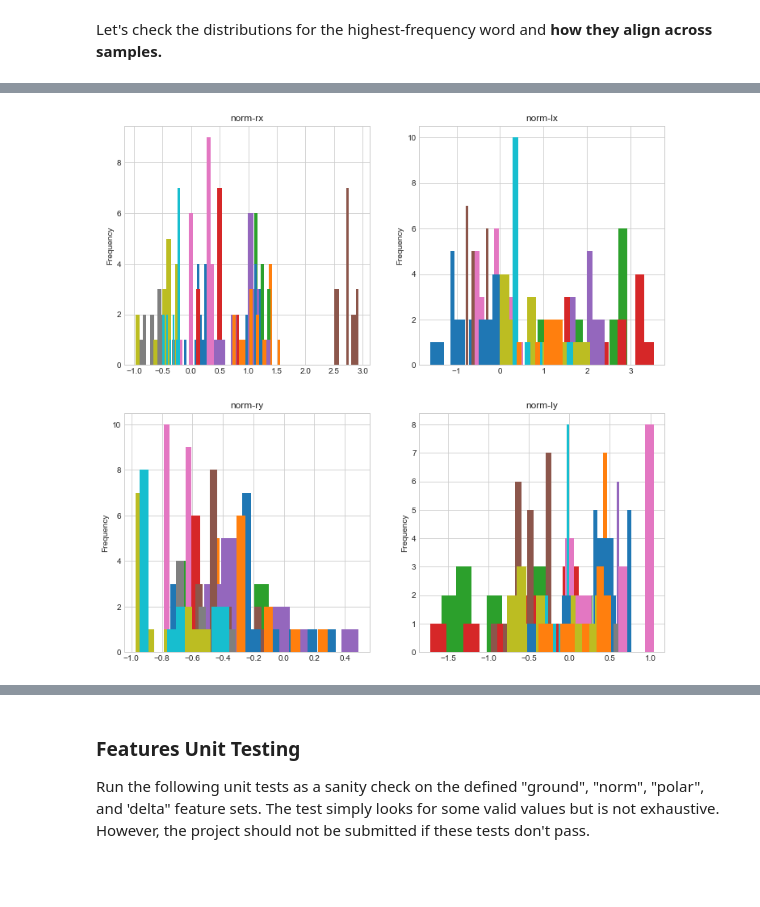
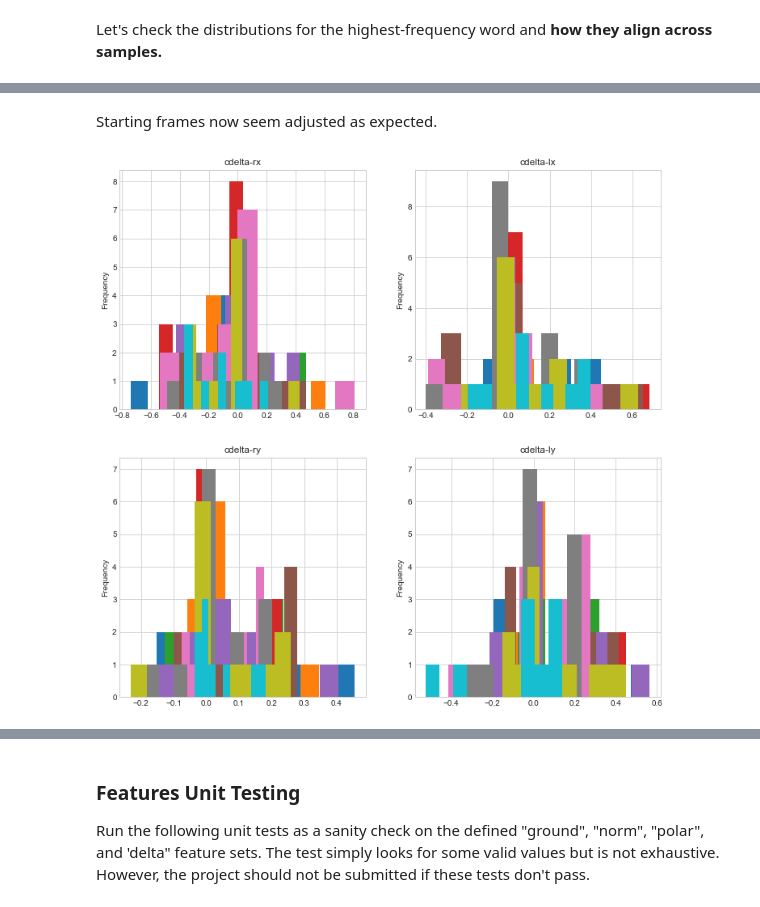
Before and after one commit to markovchainsmoker/AIND-Recognizer, a Jupyter notebook: asl_recognizer.ipynb, the cells around one changed output, grey strips where cells are left out. Saved outputs shown, nothing was run; the diff lists cells and outputs as text; code cells hidden in the pictures; blank space fills up the shorter version.

```diff
--- a/asl_recognizer.ipynb
+++ b/asl_recognizer.ipynb
@@ -196,0 +188,18 @@ When I will try to formulate a few assumptions as a starting point. If I get stu
+# %%
+import numpy as np
+import pandas as pd
+%load_ext autoreload
+%autoreload 2
+
+#from asl_data import AslDb
+import matplotlib.pyplot as plt
+import utils
+#reload(utils)
+plt.style.use('seaborn-whitegrid')
+%matplotlib inline
+from warnings import filterwarnings;filterwarnings('ignore')
+pd.options.display.float_format = '{:0.2f}'.format
+
+#asl = AslDb()
+asl,features,training,samples,words_info,handedness=utils.init()
+words=words_info.index.tolist()
@@ -220,6 +225,0 @@ words_df[words_df['min']>5].sort_values(by='count',ascending=False).head(3)
-# %%
-words=words_df[words_df['min']>5].sort_values(by='count',ascending=False).head(3).index.tolist()
-
-samples=dict()
-for f in features:
-    samples[f]={k:utils.get_word(training,features,f,k) for k in words}
@@ -245,0 +288,3 @@ def make_scatter(df):
+# %%
+test_words=words_info[(words_info.single==0) & (words_info['min']>4)].sort_values(by='count',ascending=False).head(4).index.tolist()
+words_info[(words_info.single==0) & (words_info['min']>4)].sort_values(by='count',ascending=False).head(4)
@@ -296,4 +400,6 @@ Well.. We can see the movements (darker dots are the most recent samples), for e
+# %% [markdown]
+Starting frames now seem adjusted as expected.
 # %%
-fig=utils.make_histogram(cleaned)
+fig=utils.make_histogram(custom_samples['cdelta'][test_words[3]])
 # %% [output]
-[figure, old version]
+[figure, new version]
```
Also changed, not shown: parts of 88 cells of this notebook.
